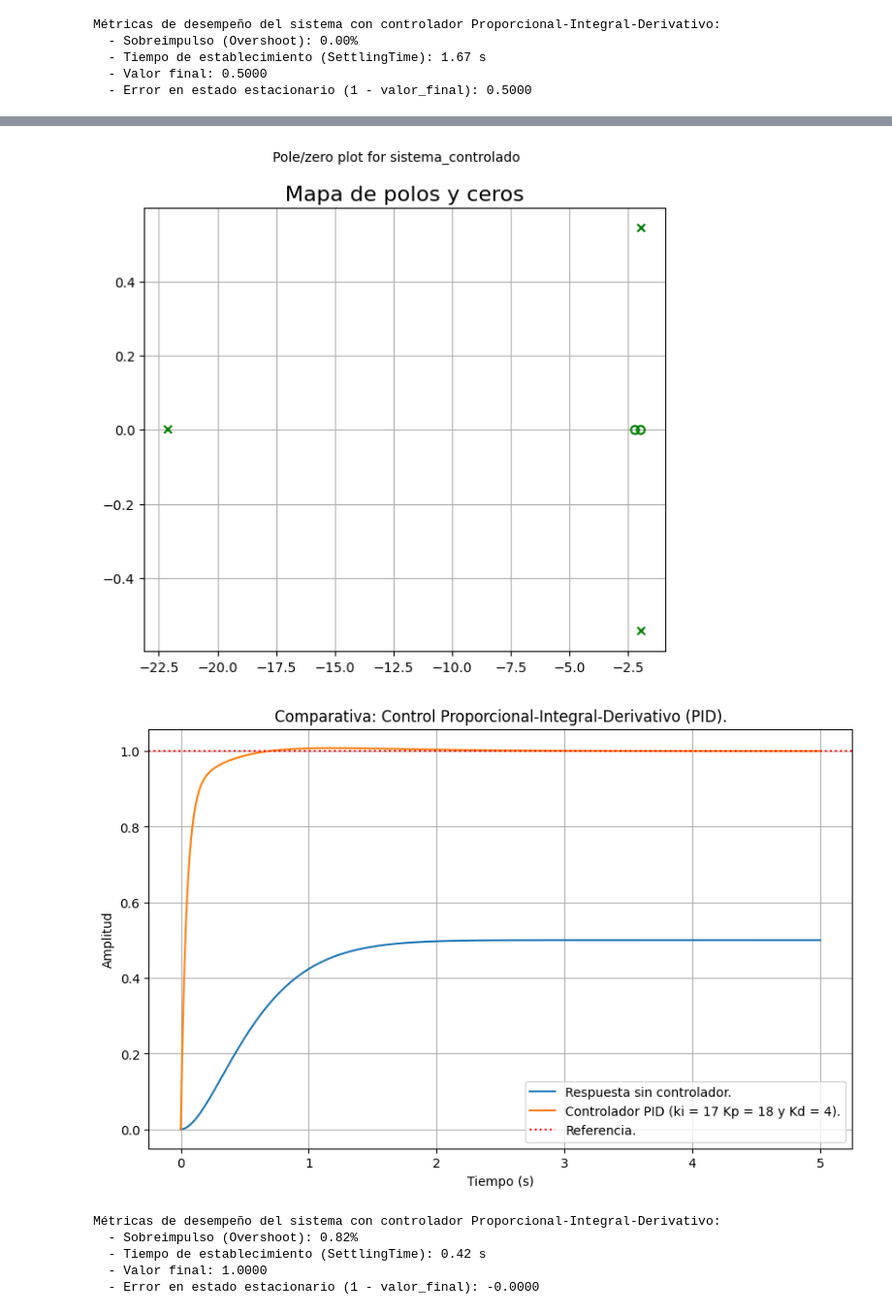
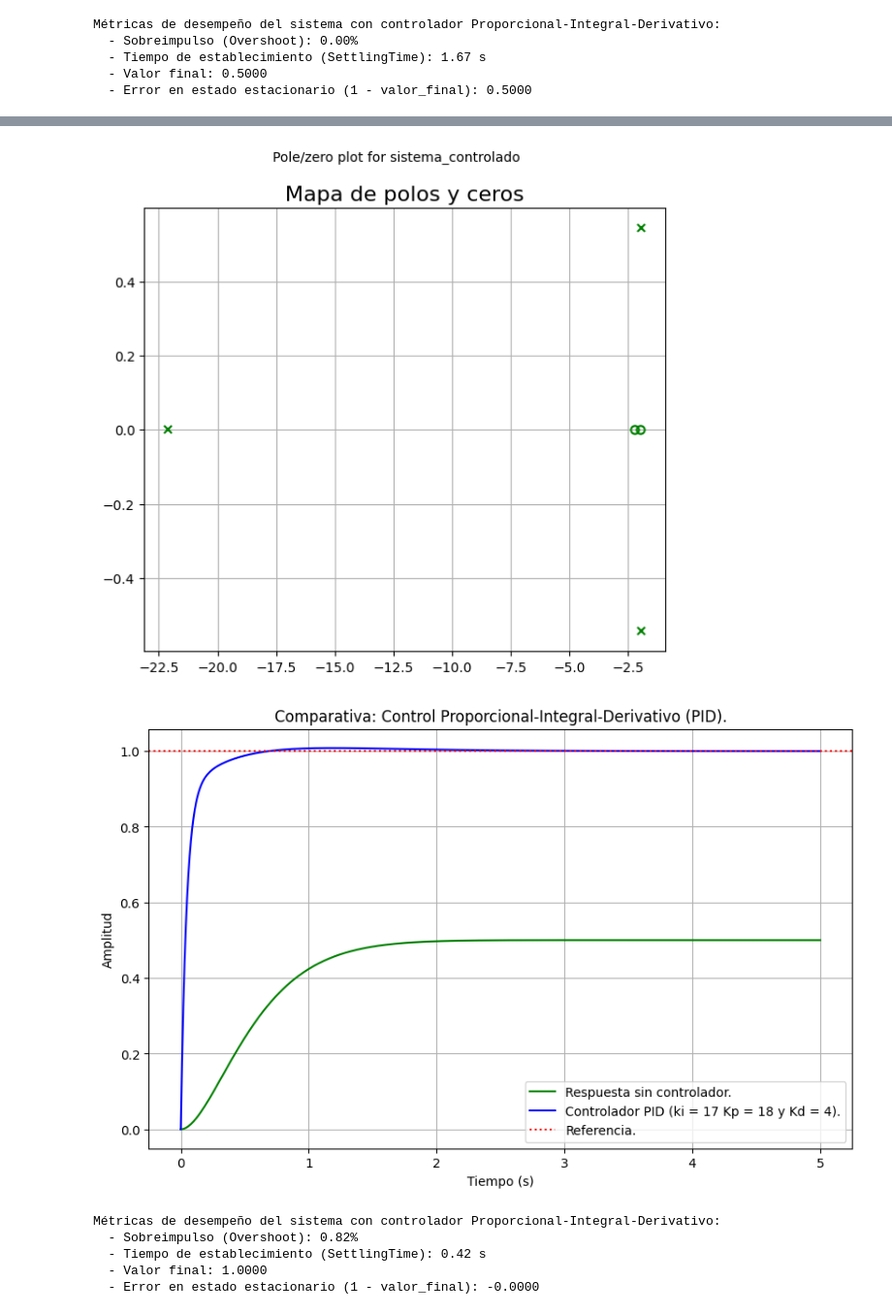
Before and after one commit to HectorPS27/Control-Clasico, a Jupyter notebook: Examenes/E_2_Controlador_PID.ipynb, the cells around one changed output, grey strips where cells are left out. Shown at 97% size. Saved outputs shown, nothing was run; the diff lists cells and outputs as text; code cells hidden in the pictures.

```diff
--- a/Examenes/E_2_Controlador_PID.ipynb
+++ b/Examenes/E_2_Controlador_PID.ipynb
@@ -198,8 +199,8 @@ plt.grid(True)
 plt.show()
 
 plt.figure(figsize=(10, 6))
-plt.plot(t, y_base, label="Respuesta sin controlador.")
-plt.plot(t_PID, y_PID, label=f"Controlador PID (ki = {Kp} Kp = {Ki} y Kd = {Kd}).")
+plt.plot(t, y_base, label="Respuesta sin controlador.", color='green')
+plt.plot(t_PID, y_PID, label=f"Controlador PID (ki = {Kp} Kp = {Ki} y Kd = {Kd}).", color='blue')
 plt.axhline(y=1, color="r", linestyle=":", label="Referencia.")
 
 
@@ -225,13 +226,13 @@ Función de Transferencia del sistema de lazon cerrado con controlador Proporcio
 Inputs (1): ['u[0]']
 Outputs (1): ['y[0]']
 
      20 s^2 + 85 s + 90
   ------------------------
   s^3 + 26 s^2 + 90 s + 90
 Las raíces de s (polos) del sistema controlado son:
 [-22.114262+0.j          -1.942869+0.54316835j  -1.942869-0.54316835j]
 [figure]
-[figure, old version]
+[figure, new version]
 Métricas de desempeño del sistema con controlador Proporcional-Integral-Derivativo:
   - Sobreimpulso (Overshoot): 0.82%
   - Tiempo de establecimiento (SettlingTime): 0.42 s
```
Also changed, not shown: parts of 4 cells of this notebook.
